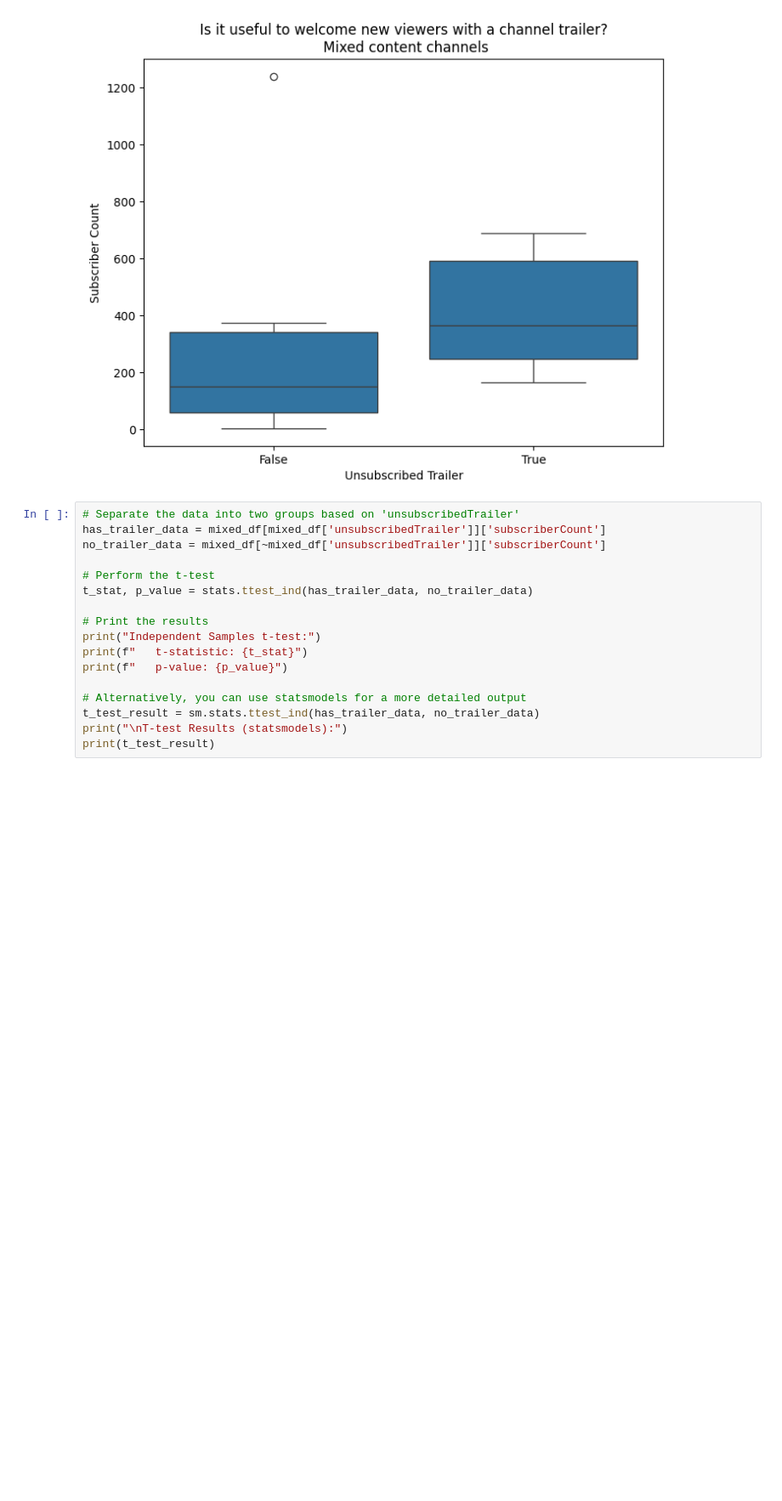
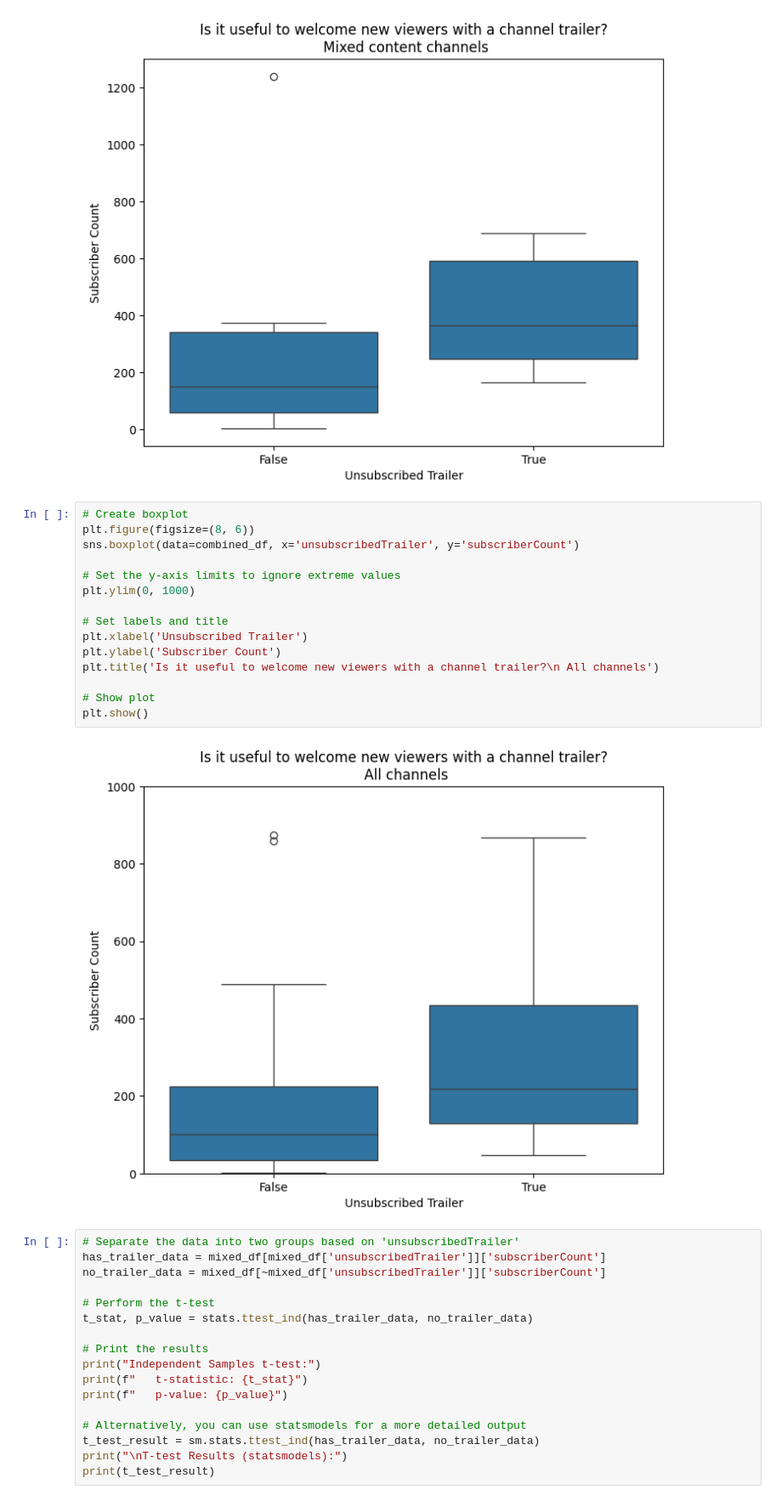
Before and after one commit to alex-m-ffm/Youtube_Analysis, a Jupyter notebook: youtube_analysis.ipynb, the cells around one changed output. Shown at 85% size. Drawn from its saved outputs; the diff is of its cells as text; blank space fills up the shorter version.

```diff
--- a/youtube_analysis.ipynb
+++ b/youtube_analysis.ipynb
@@ -376,6 +460,23 @@ plt.title('Is it useful to welcome new viewers with a channel trailer?\n Mixed c
 plt.show()
 # %% [output]
 [figure]
+# %%
+# Create boxplot
+plt.figure(figsize=(8, 6))
+sns.boxplot(data=combined_df, x='unsubscribedTrailer', y='subscriberCount')
+
+# Set the y-axis limits to ignore extreme values
+plt.ylim(0, 1000)
+
+# Set labels and title
+plt.xlabel('Unsubscribed Trailer')
+plt.ylabel('Subscriber Count')
+plt.title('Is it useful to welcome new viewers with a channel trailer?\n All channels')
+
+# Show plot
+plt.show()
+# %% [output]
+[figure, added]
 # %%
 # Separate the data into two groups based on 'unsubscribedTrailer'
 has_trailer_data = mixed_df[mixed_df['unsubscribedTrailer']]['subscriberCount']
```
Also changed, not shown: parts of 17 cells of this notebook.
